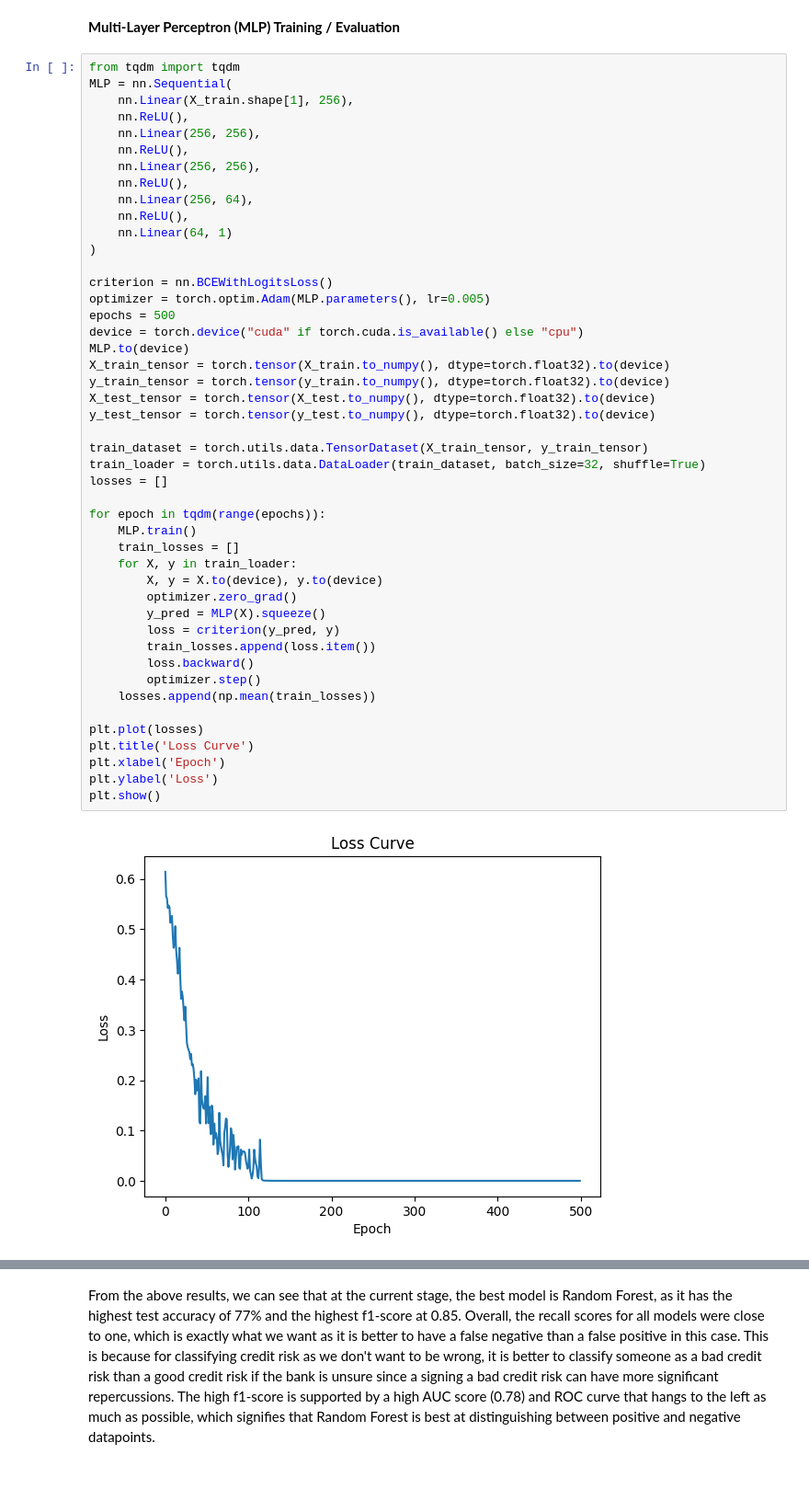
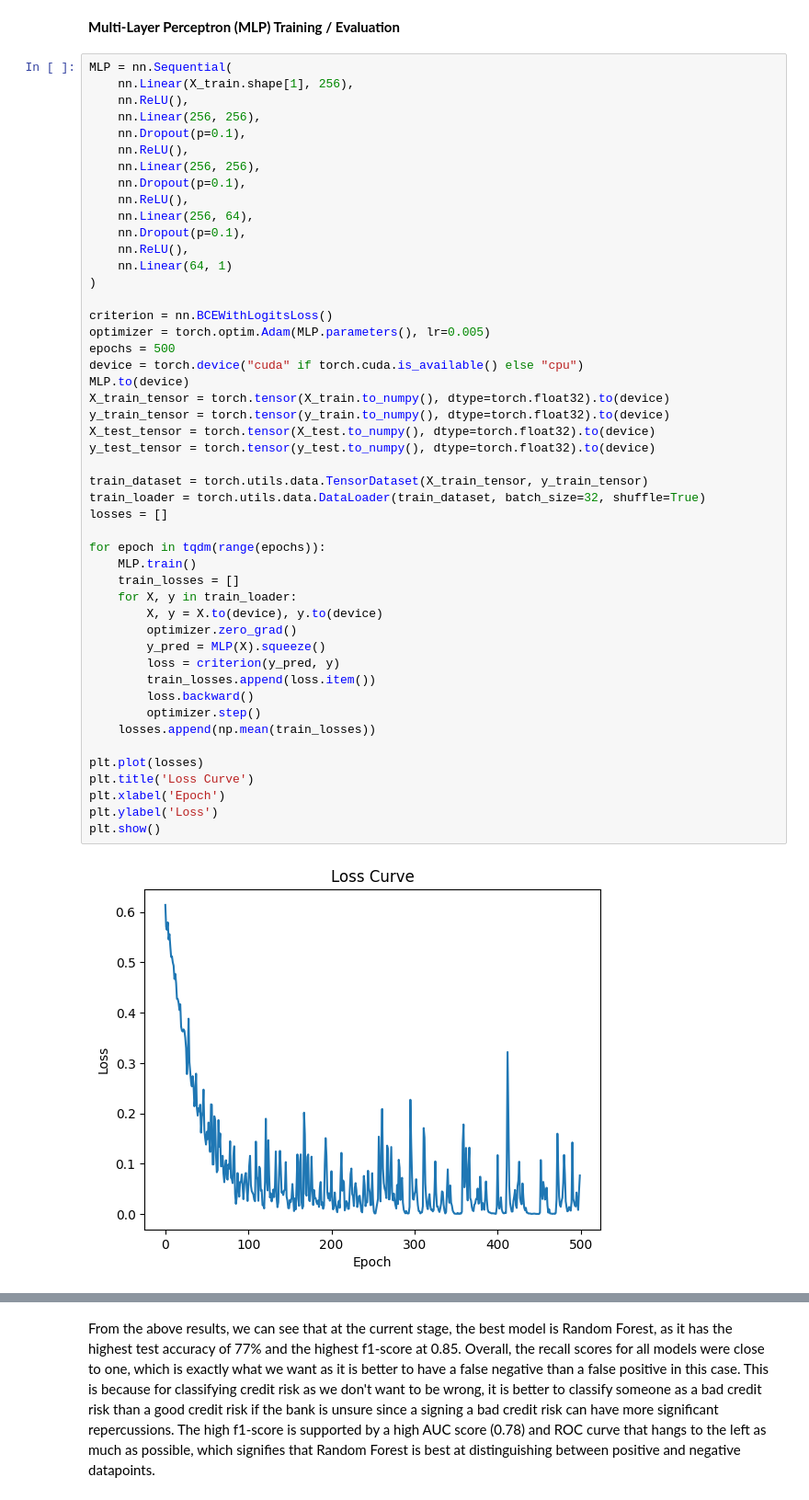
Before and after one commit to kmodo1/kmodo1.github.io, a Jupyter notebook: final-project.ipynb, the cells around one changed output, grey strips where cells are left out. Shown at 92% size. Saved outputs shown, nothing was run; the diff lists cells and outputs as text.

```diff
--- a/final-project.ipynb
+++ b/final-project.ipynb
@@ -560,15 +590,17 @@ weighted avg       0.76      0.77      0.75       200
 # %% [markdown]
 <b>Multi-Layer Perceptron (MLP) Training / Evaluation</b>
 # %%
-from tqdm import tqdm
 MLP = nn.Sequential(
     nn.Linear(X_train.shape[1], 256),
     nn.ReLU(),
     nn.Linear(256, 256),
+    nn.Dropout(p=0.1),
     nn.ReLU(),
     nn.Linear(256, 256),
+    nn.Dropout(p=0.1),
     nn.ReLU(),
     nn.Linear(256, 64),
+    nn.Dropout(p=0.1),
     nn.ReLU(),
     nn.Linear(64, 1)
 )
@@ -579,34 +611,34 @@ epochs = 500
 device = torch.device("cuda" if torch.cuda.is_available() else "cpu")
 MLP.to(device)
 X_train_tensor = torch.tensor(X_train.to_numpy(), dtype=torch.float32).to(device)
 y_train_tensor = torch.tensor(y_train.to_numpy(), dtype=torch.float32).to(device)
 X_test_tensor = torch.tensor(X_test.to_numpy(), dtype=torch.float32).to(device)
 y_test_tensor = torch.tensor(y_test.to_numpy(), dtype=torch.float32).to(device)
 
 train_dataset = torch.utils.data.TensorDataset(X_train_tensor, y_train_tensor)
 train_loader = torch.utils.data.DataLoader(train_dataset, batch_size=32, shuffle=True)
 losses = []
 
 for epoch in tqdm(range(epochs)):
     MLP.train()
     train_losses = []
     for X, y in train_loader:
         X, y = X.to(device), y.to(device)
         optimizer.zero_grad()
         y_pred = MLP(X).squeeze()
         loss = criterion(y_pred, y)
         train_losses.append(loss.item())
         loss.backward()
         optimizer.step()
     losses.append(np.mean(train_losses))
 
 plt.plot(losses)
 plt.title('Loss Curve')
 plt.xlabel('Epoch')
 plt.ylabel('Loss')
 plt.show()
 # %% [output]
-[figure, old version]
+[figure, new version]
 # %%
 kfold = KFold(n_splits=5, shuffle=True)
 validation_accuracies = []
```
Also changed, not shown: parts of 24 cells of this notebook, 2 other files.
